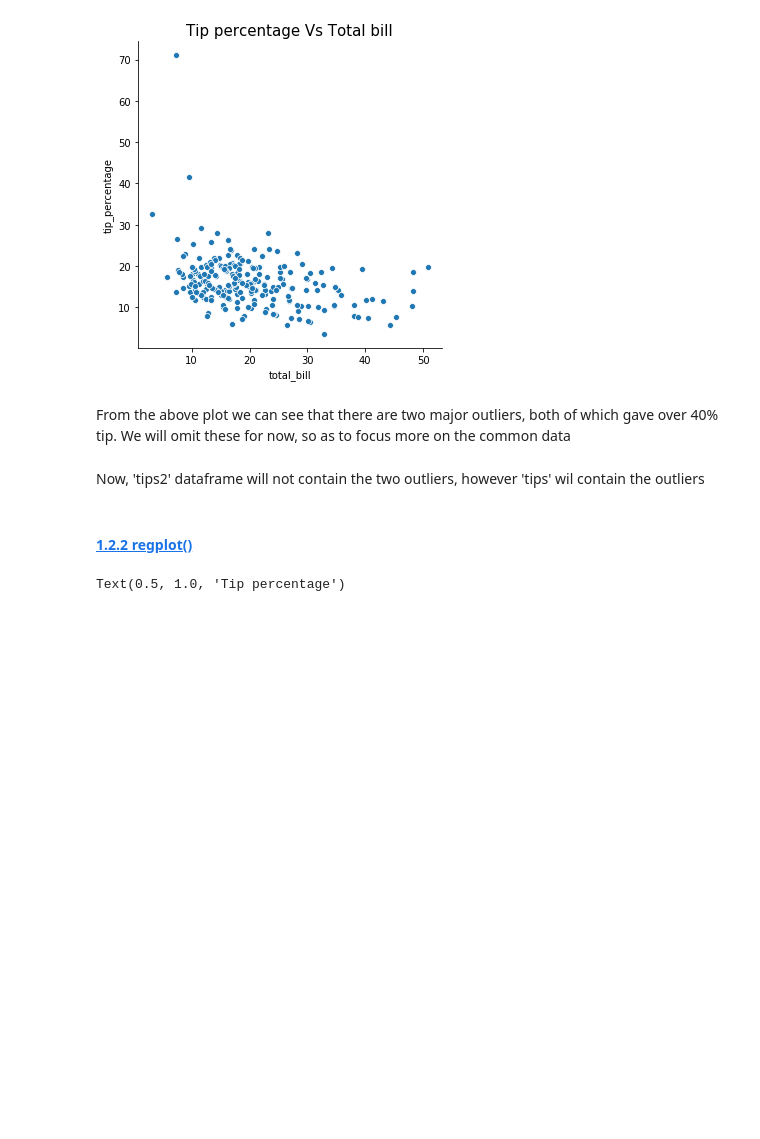
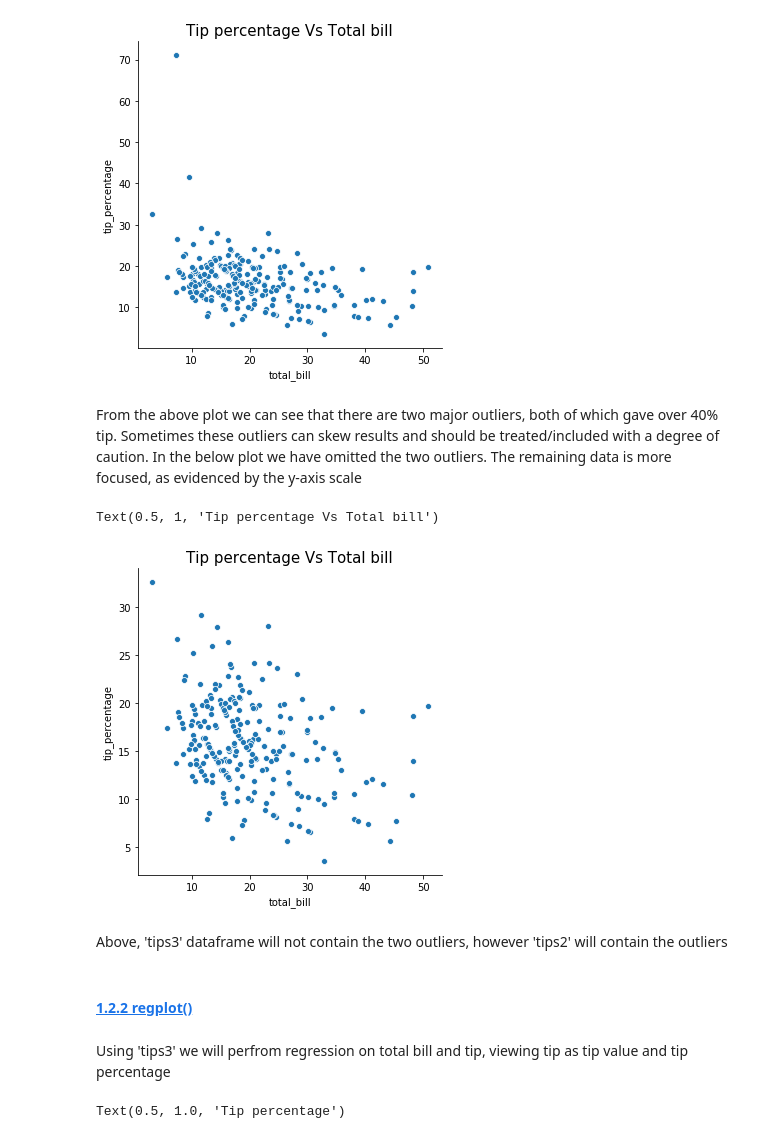
Before and after one commit to BarryClarke/Fundamentals---Assessment-2019, a Jupyter notebook: Tips dataset.ipynb, the cells around one changed output. Saved outputs shown, nothing was run; the diff lists cells and outputs as text; code cells hidden in the pictures; blank space fills up the shorter version.

Commit message:
Finished regression. Started further analysis

```diff
--- a/Tips dataset.ipynb
+++ b/Tips dataset.ipynb
@@ -212,14 +227,22 @@ plt.title('Tip percentage Vs Total bill', size=15)
 Text(0.5, 1, 'Tip percentage Vs Total bill')
 [figure]
 # %% [markdown]
-From the above plot we can see that there are two major outliers, both of which gave over 40% tip. We will omit these for now, so as to focus more on the common data
+From the above plot we can see that there are two major outliers, both of which gave over 40% tip. Sometimes these outliers can skew results and should be treated/included with a degree of caution. In the below plot we have omitted the two outliers. The remaining data is more focused, as evidenced by the y-axis scale
 # %%
 # Omit any data where tip_percentage is greater than 40%
-tips2 = tips[tips.tip_percentage<40]
+tips3 = tips2[tips2.tip_percentage<40]
+# Plot total_bill vs tip_percentage using the relplot function
+sns.relplot(x="total_bill", y="tip_percentage", data=tips3)
+plt.title('Tip percentage Vs Total bill', size=15)
+# %% [output]
+Text(0.5, 1, 'Tip percentage Vs Total bill')
+[figure, added]
 # %% [markdown]
-Now, 'tips2' dataframe will not contain the two outliers, however 'tips' wil contain the outliers
+Above, 'tips3' dataframe will not contain the two outliers, however 'tips2' will contain the outliers
 # %% [markdown]
 #### [1.2.2 regplot()](https://seaborn.pydata.org/tutorial/regression.html#regression-tutorial)
+# %% [markdown]
+Using 'tips3' we will perfrom regression on total bill and tip, viewing tip as tip value and tip percentage
 # %%
 # Prepare to plot 2 plots side by side
 plt.subplot(1,2,1)
```
Also changed, not shown: parts of 37 cells of this notebook.
